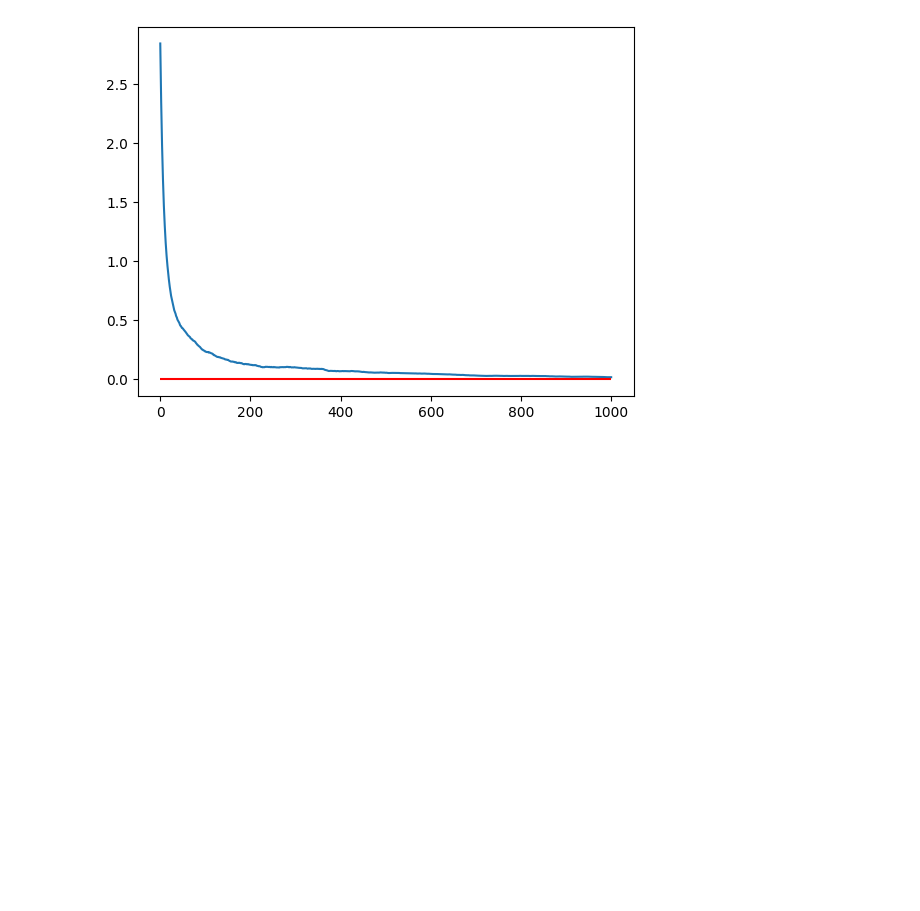
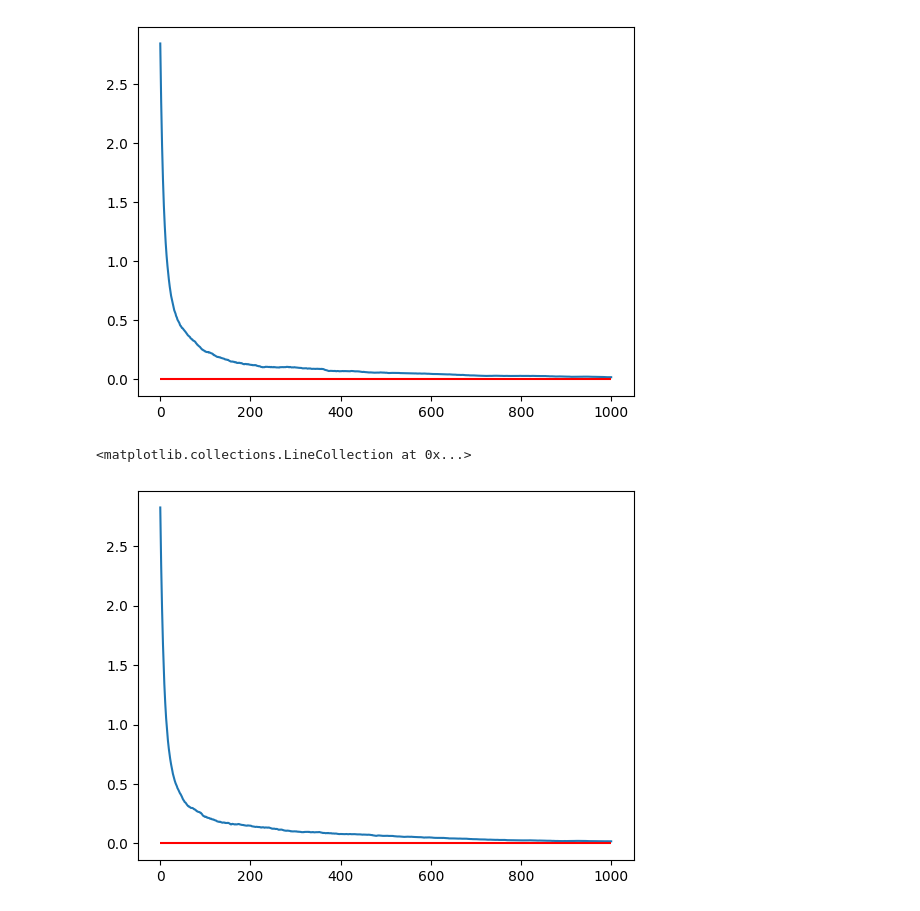
Before and after one commit to John-Zou-PEK/IROP_Broadcast, a Jupyter notebook: Broadcast_algo_file.ipynb, the cells around one changed output. Cells and saved outputs as stored; diff of their text form; code cells hidden in the pictures; blank space fills up the shorter version.

Commit message:
feat(conv_in_second_moment):Show numerically convergence in second moment

```diff
--- a/Broadcast_algo_file.ipynb
+++ b/Broadcast_algo_file.ipynb
@@ -162,3 +162,34 @@ plt.hlines(0, 0, 1000, colors='r')
 # %% [output]
 <matplotlib.collections.LineCollection at 0x...>
 [figure]
+# %%
+#Convergence in second moment data generation
+
+N = 100
+R = np.sqrt(np.log(N)/N)
+t = 1000
+gamma = 0.5
+sim_num = 1000
+
+x_0 = np.random.random(N)
+beta_matrix = np.identity(N) - 1/N * np.ones((N, N))
+t_array = np.array([_ for _ in range(t+1)])
+beta_arr = np.zeros((t+1, N), dtype=np.float64)
+
+for _ in range(sim_num):
+    output = simulate(x_0, adj_mat, gamma, t)
+    for i in range(t+1):
+        beta_arr[i] += beta_matrix@output[i]
+
+plot_vals_2 = np.linalg.norm(beta_arr, axis=1)
+plot_vals_2 /= sim_num
+# %%
+#Convergence in second moment plot
+
+import matplotlib.pyplot as plt
+
+plt.plot(t_array, plot_vals_2)
+plt.hlines(0, 0, 1000, colors='r')
+# %% [output]
+<matplotlib.collections.LineCollection at 0x...>
+[figure, added]
```
